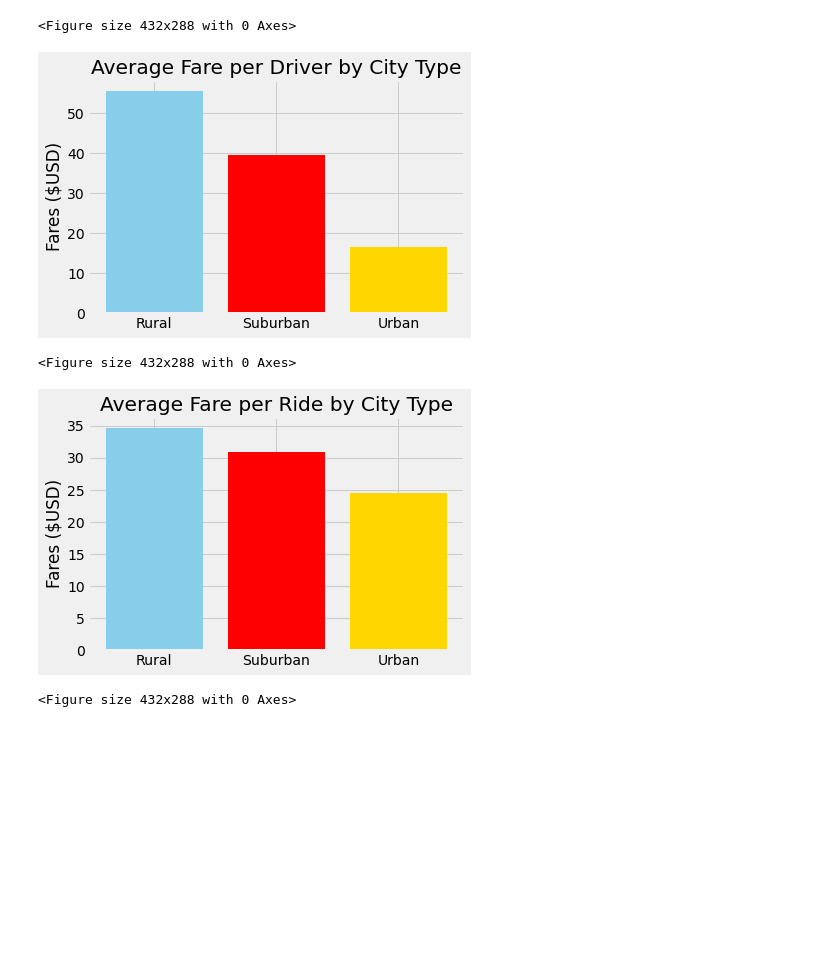
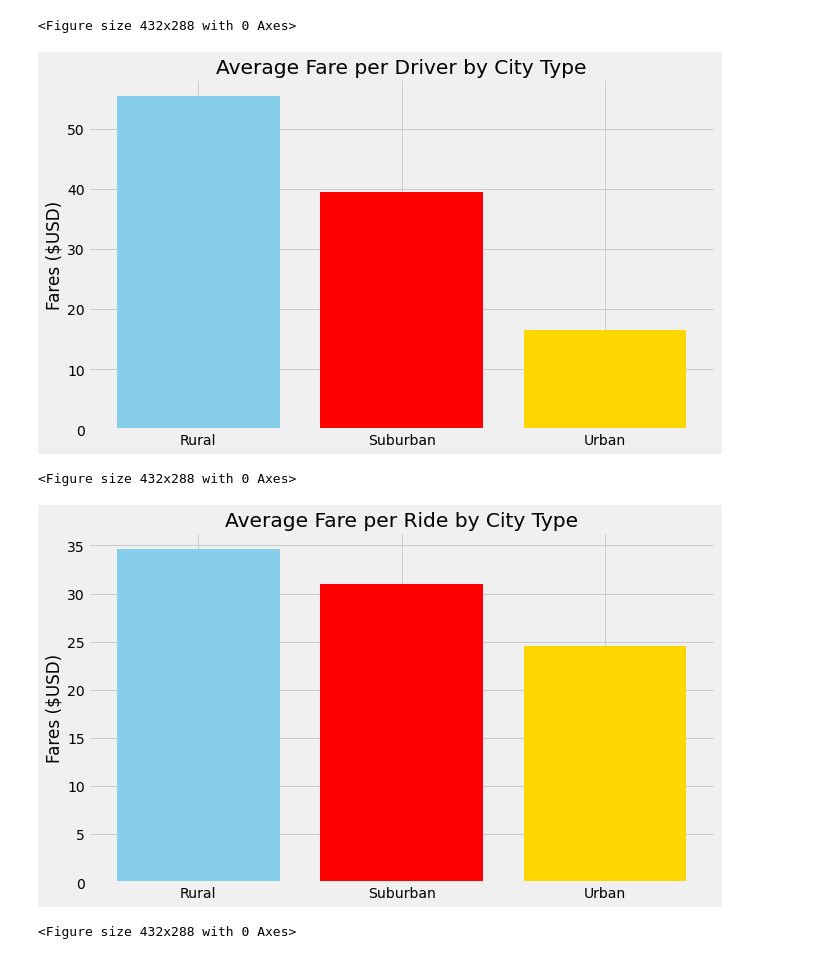
Before and after one commit to PGL50/PyBer_Analysis, a Jupyter notebook: PyBer_Challenge.ipynb, the cells around one changed output. Cells and saved outputs as stored; diff of their text form; code cells hidden in the pictures; blank space fills up the shorter version.

```diff
--- a/PyBer_Challenge.ipynb
+++ b/PyBer_Challenge.ipynb
@@ -392,30 +392,34 @@ plt.tight_layout()
 # %%
 #  Use unformattted data frame from Step 6
 pyber_summary_df = pd.DataFrame(
         {
           "Total Rides": ride_count,
           "Total Drivers": driver_count,
           "Total Fares": total_fare,
           "Average Fare per Ride": fare_per_ride,
           "Average Fare per Driver": fare_per_driver,
         })
 pyber_summary_df.reset_index()
 pyber_summary_df.columns
 
+plt.figure(figsize=(10,6))
+
 x=['Rural','Suburban','Urban']
 
 plt.bar(x,pyber_summary_df["Average Fare per Driver"],align="center",color=('skyblue','red','gold'))
 
 plt.title("Average Fare per Driver by City Type")
 plt.ylabel("Fares ($USD)")
 
 plt.savefig("analysis/PyBer_fare_summary_new1.png")
 plt.show()
 plt.tight_layout()
 # %% [output]
-[figure, old version]
+[figure, new version]
 <Figure size 432x288 with 0 Axes>
 # %%
+plt.figure(figsize=(10,6))
+
 plt.bar(x,pyber_summary_df["Average Fare per Ride"],align="center",color=('skyblue','red','gold'))
 
 plt.title("Average Fare per Ride by City Type")
@@ -425,5 +429,5 @@ plt.savefig("analysis/PyBer_fare_summary_new2.png")
 plt.show()
 plt.tight_layout()
 # %% [output]
-[figure, old version]
+[figure, new version]
 <Figure size 432x288 with 0 Axes>
```
Also changed, not shown: 2 other files.
